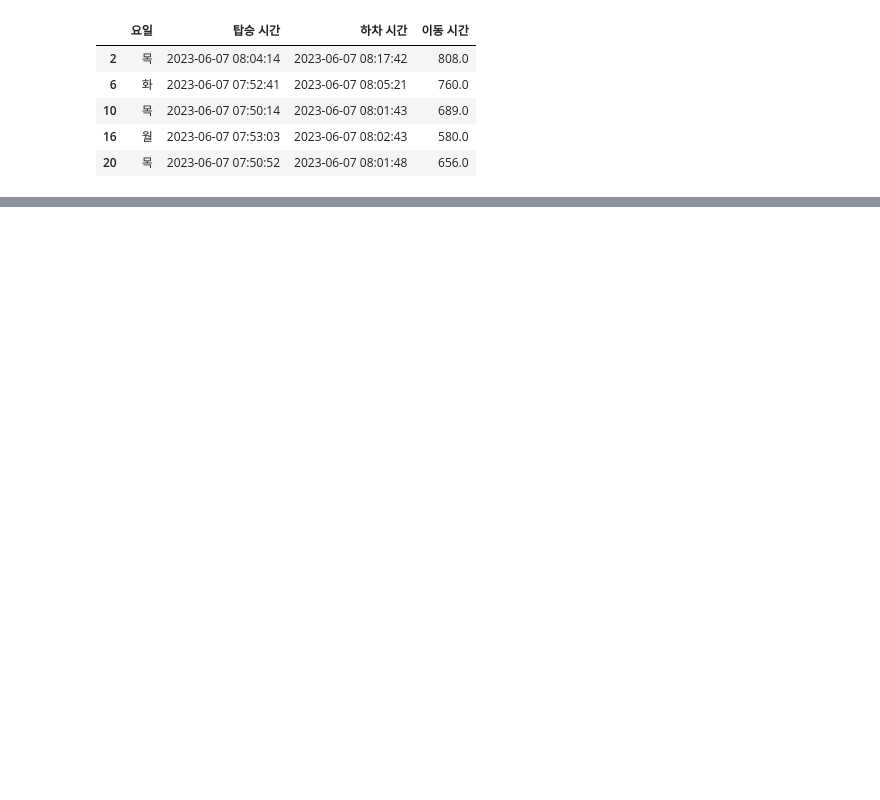
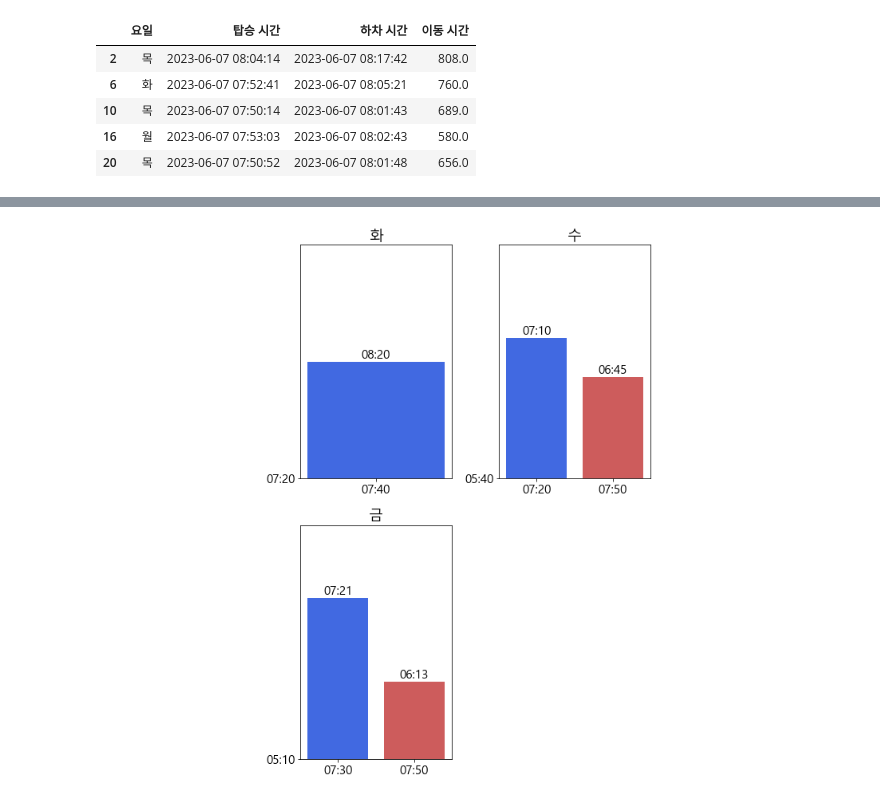
Before and after one commit to koreanbulbasaur/Project, a Jupyter notebook: one_project/first_sheet_example.ipynb, the cells around one changed output, grey strips where cells are left out. Cells and saved outputs as stored; diff of their text form; code cells hidden in the pictures; blank space fills up the shorter version.

```diff
--- a/one_project/first_sheet_example.ipynb
+++ b/one_project/first_sheet_example.ipynb
@@ -473,12 +460,9 @@ for i in range(7, 9):
     for j in range(0, 6):
         if i == 8 and j == 4:
             break
-        start_day = f'{year}-{month:02d}-{day:02d} {i:02d}:{j}0:00'
+        # start_day = f'{year}-{month:02d}-{day:02d} {i:02d}:{j}0:00'
+        start_day = f'{i:02d}:{j}0:00'
         start_time_list.append(start_day)
 
-for i in range(7, 9):
-    for j in range(0, 6):
-        if i == 8 and j == 4:
-            break
-        end_day = f'{year}-{month:02d}-{day:02d} {i:02d}:{j}9:00'
+        end_day = f'{i:02d}:{j}9:00'
         end_time_list.append(end_day)
@@ -605,0 +561,8 @@ See the caveats in the documentation: https://pandas.pydata.org/pandas-docs/stab
+# %%
+filtered_df = df_2_traffic[df_2_traffic['버스번호'] == '3412']
+
+# 필요한 열만 선택하여 가져옵니다.
+desired_columns = ['요일', '탑승 시간', '하차 시간', '이동 시간']
+df_3412_traffic = filtered_df[desired_columns]
+
+df_3412_traffic
@@ -605,0 +600,81 @@ See the caveats in the documentation: https://pandas.pydata.org/pandas-docs/stab
+# %%
+# 서브플롯 생성
+a, b, a_max, b_max = 0, 0, 2, 3
+fig, axes = plt.subplots(nrows=a_max, ncols=b_max, figsize=(10, 10))
+weekday_days = ['월', '화', '수', '목', '금']
+
+# 색상 리스트
+colors = ['royalblue', 'indianred', 'limegreen', 'darkorange', 'violet', 'lightgray']
+
+for day in weekday_days:
+    if any(day in d for d in df_3412_traffic['요일']):
+        df_2_traffic_morning = None
+        df_2_traffic_morning = df_3412_traffic[df_3412_traffic['요일'] == day]
+
+        # 날짜 및 시간 형식으로 데이터 변환
+        df_2_traffic_morning['탑승 시간'] = pd.to_datetime(df_2_traffic_morning['탑승 시간'], format='%H:%M')
+        time_list = []
+        for day_start, day_end in zip(start_time_list, end_time_list):
+            df_mean = None
+            filtered_df = df_2_traffic_morning.loc[(df_2_traffic_morning['탑승 시간'] >= day_start) & (df_2_traffic_morning['탑승 시간'] <= day_end)]
+            df_mean = filtered_df['이동 시간'].mean()
+
+            if np.isnan(df_mean):
+                time_list.append(np.nan)
+            else:
+                time_list.append(int(df_mean))
+
+        # nan 값을 제외한 유효한 인덱스를 가져옵니다.
+        valid_indices = [i for i, val in enumerate(time_list) if not np.isnan(val)]
+
+        # 유효한 인덱스에 해당하는 X와 y 값을 가져옵니다.
+        valid_X = [start_time_list[i] for i in valid_indices]
+        valid_y = [time_list[i] for i in valid_indices]
+
+        X_updated = [time[:5] for time in valid_X]
+        axes[a, b].bar(X_updated, valid_y, color=colors)
+        axes[a, b].set_title(day)
+        ylim_int = []
+
+        # 막대 위에 값 텍스트 추가
+        for i, v in enumerate(valid_y):
+            y = int(v)
+            ylim_int.append(y)
+            minutes = (y % 3600) // 60
+            seconds = y % 60
+            time_formatted = f"{minutes:02d}:{seconds:02d}"
+            axes[a, b].text(i, y, time_formatted, ha='center', va='bottom')
+
+        # ylim 분초로 수정
+        delta = 60 * 1
+        ylim_min = int(min(ylim_int) / 10) * 10 - delta
+        ylim_max = int(max(ylim_int) / 10) * 10 + delta
+        axes[a, b].set_ylim(ylim_min, ylim_max)
+        time_int = range(ylim_min, ylim_max, 240)
+        ylim_data = []
+        for i in time_int:
+            minutes = i // 60
+            seconds = i % 60
+            time_formatted = f"{minutes:02d}:{seconds:02d}"
+            ylim_data.append(time_formatted)
+        axes[a, b].set_yticks(time_int, ylim_data)
+
+        if b < b_max - 1:
+            b += 1
+        elif b == b_max -1:
+            a += 1
+            b = 0
+    else:
+        axes[a, b].axis('off')
+        if b < b_max - 1:
+            b += 1
+        elif b == b_max -1:
+            a += 1
+            b = 0
+
+axes[1, 2].axis('off')
+
+plt.tight_layout()
+
+plt.show()
+# %% [output]
@@ -605,0 +696 @@ See the caveats in the documentation: https://pandas.pydata.org/pandas-docs/stab
+[figure, added]
```
Also changed, not shown: parts of 34 cells of this notebook.
